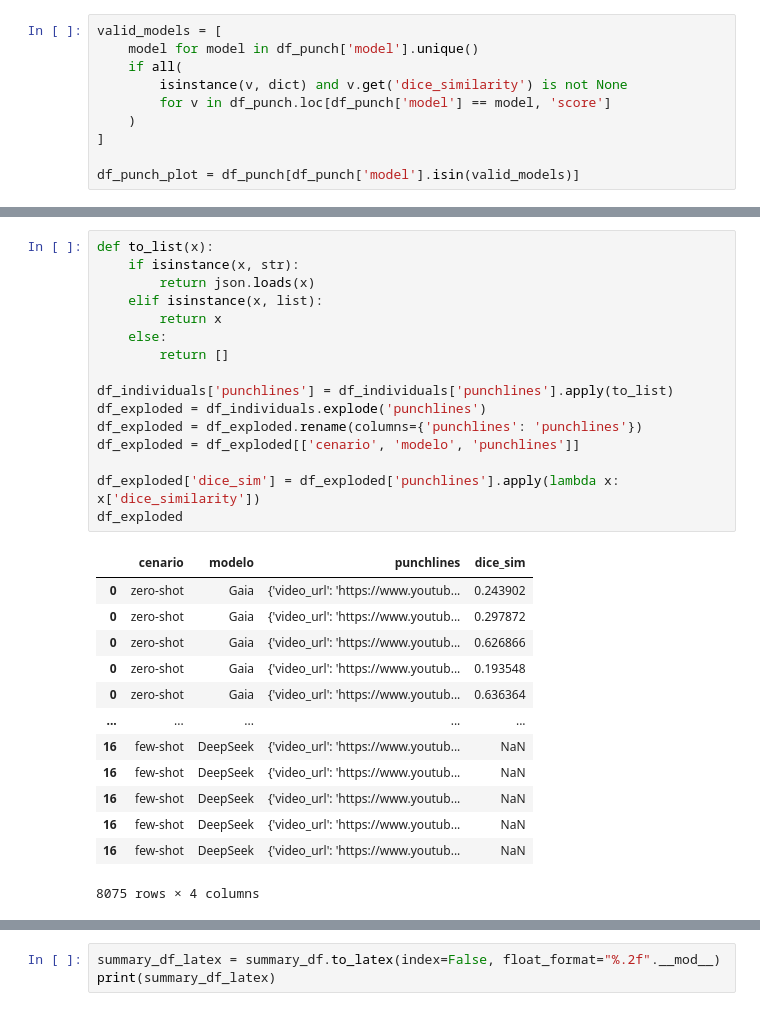
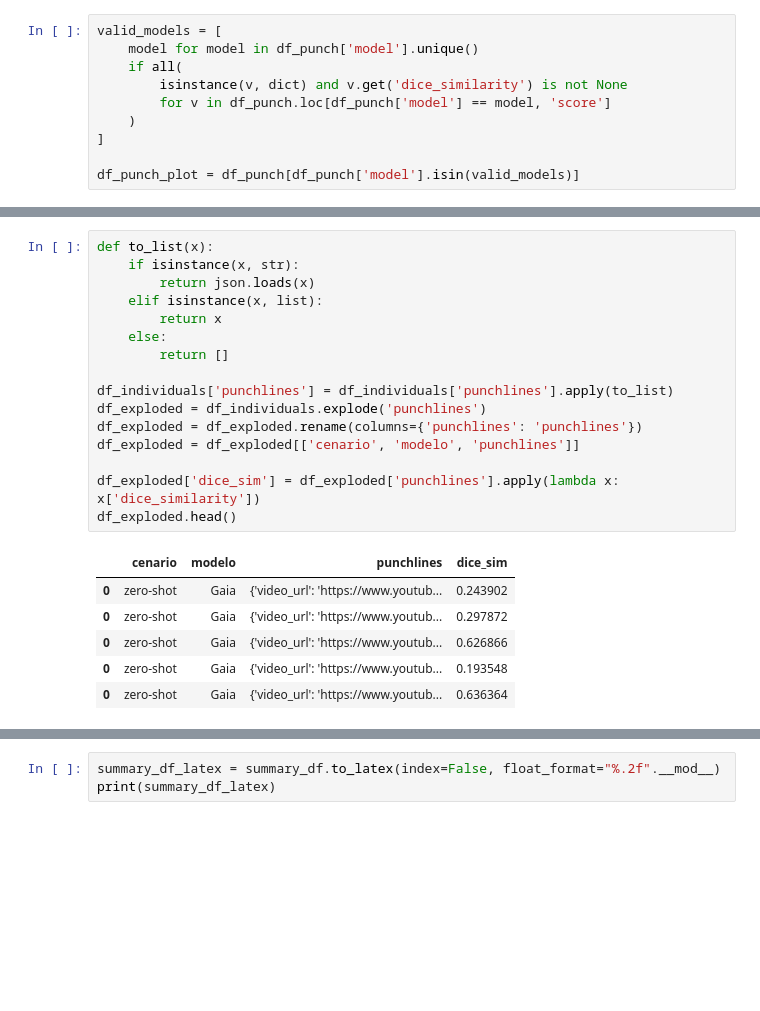
Before and after one commit to llm-pt-ibm/brazilian_northeast_humor_benchmark, a Jupyter notebook: results_exploration.ipynb, the cells around one changed output, grey strips where cells are left out. Saved outputs shown, nothing was run; the diff lists cells and outputs as text; blank space fills up the shorter version.

```diff
--- a/results_exploration.ipynb
+++ b/results_exploration.ipynb
@@ -314,31 +248,24 @@ Sabiá & few-shot & 0.61 & 0.61 & 0.61 \\
 # %%
 def to_list(x):
     if isinstance(x, str):
         return json.loads(x)
     elif isinstance(x, list):
         return x
     else:
         return []
 
 df_individuals['punchlines'] = df_individuals['punchlines'].apply(to_list)
 df_exploded = df_individuals.explode('punchlines')
 df_exploded = df_exploded.rename(columns={'punchlines': 'punchlines'})
 df_exploded = df_exploded[['cenario', 'modelo', 'punchlines']]
 
 df_exploded['dice_sim'] = df_exploded['punchlines'].apply(lambda x: x['dice_similarity'])
-df_exploded
+df_exploded.head()
 # %% [output]
 |  | cenario | modelo | punchlines | dice_sim |
 | 0 | zero-shot | Gaia | {'video_url': 'https://www.youtub... | 0.243902 |
 | 0 | zero-shot | Gaia | {'video_url': 'https://www.youtub... | 0.297872 |
 | 0 | zero-shot | Gaia | {'video_url': 'https://www.youtub... | 0.626866 |
 | 0 | zero-shot | Gaia | {'video_url': 'https://www.youtub... | 0.193548 |
 | 0 | zero-shot | Gaia | {'video_url': 'https://www.youtub... | 0.636364 |
-| ... | ... | ... | ... | ... |
-| 16 | few-shot | DeepSeek | {'video_url': 'https://www.youtub... | NaN |
-| 16 | few-shot | DeepSeek | {'video_url': 'https://www.youtub... | NaN |
-| 16 | few-shot | DeepSeek | {'video_url': 'https://www.youtub... | NaN |
-| 16 | few-shot | DeepSeek | {'video_url': 'https://www.youtub... | NaN |
-| 16 | few-shot | DeepSeek | {'video_url': 'https://www.youtub... | NaN |
-8075 rows × 4 columns
 # %%
```
Also changed, not shown: parts of 13 cells of this notebook, 5 other files.
